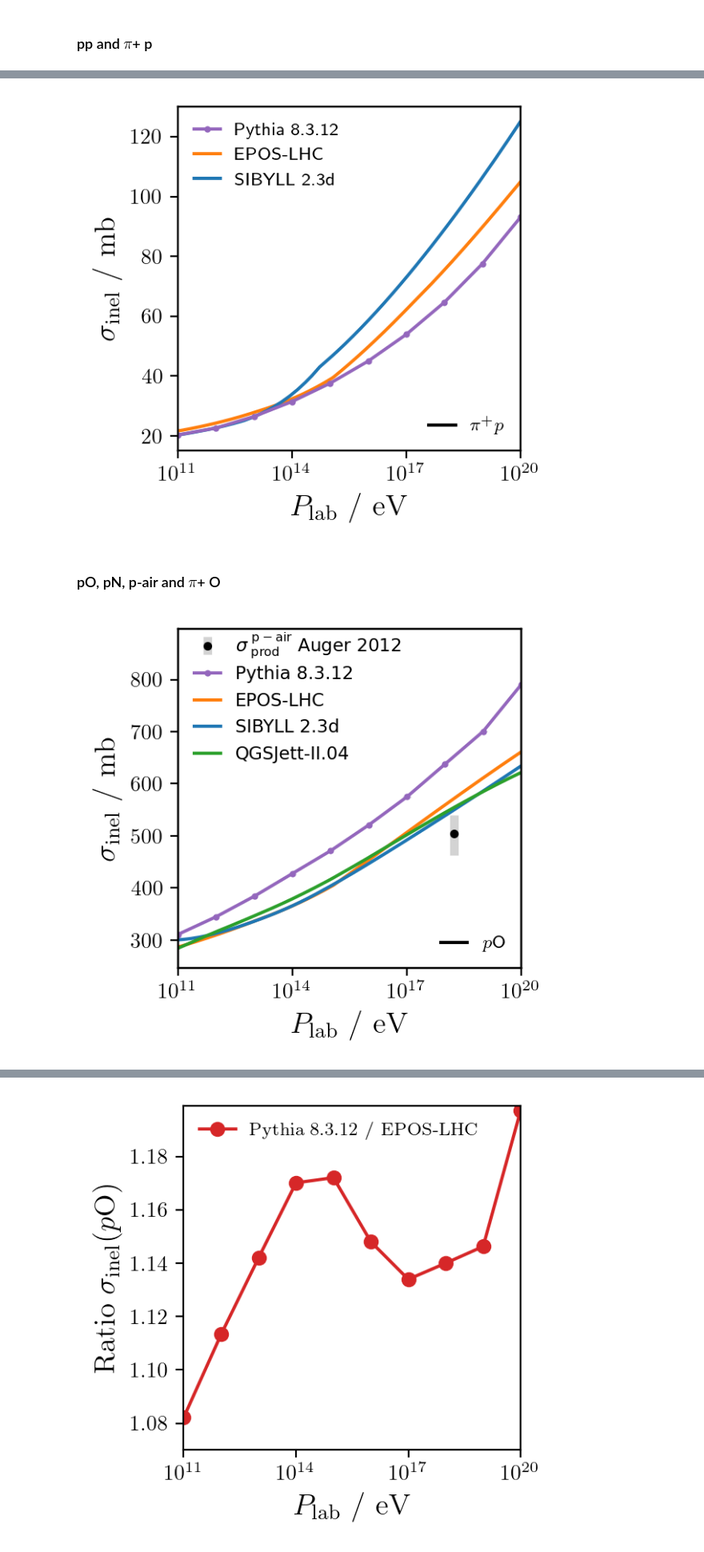
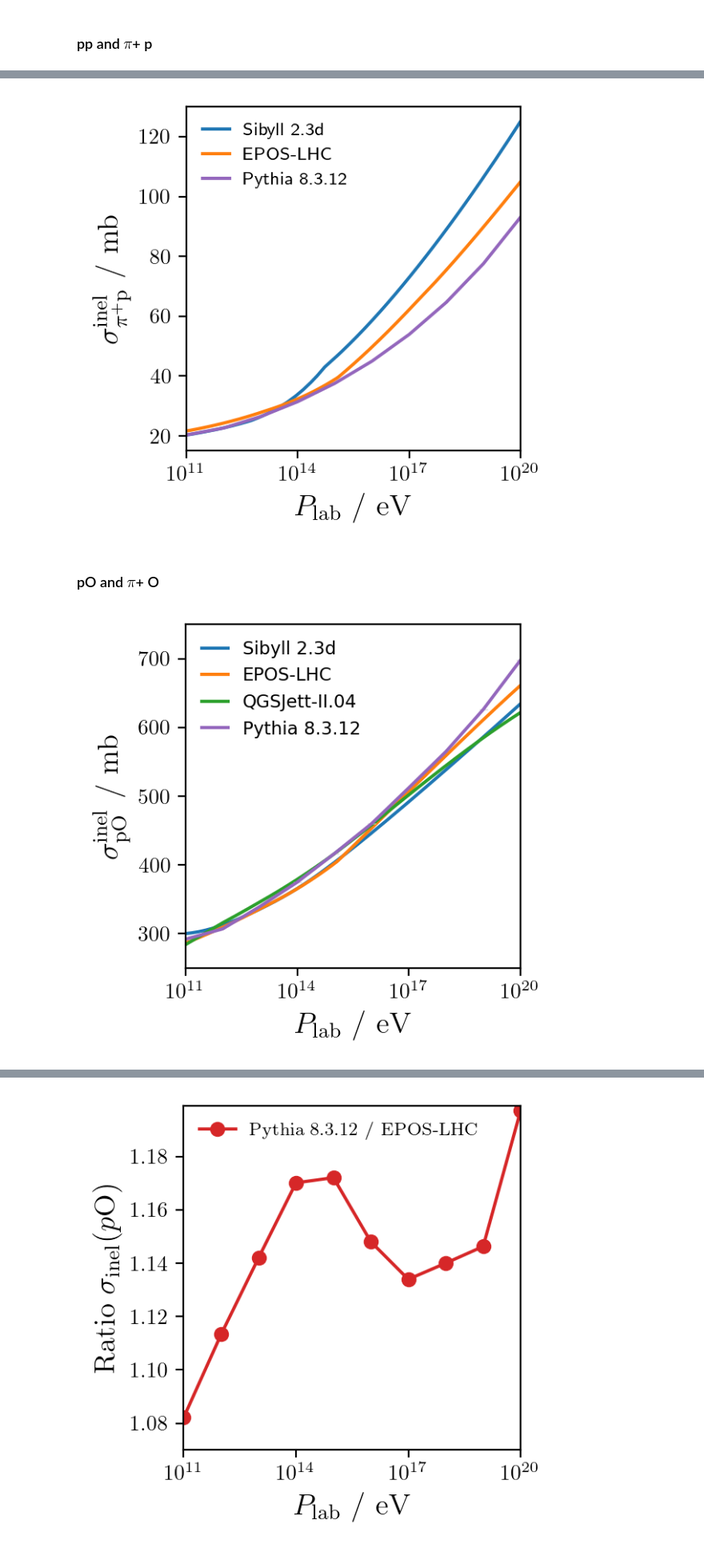
Before and after one commit to gaudu/pythia8312, a Jupyter notebook: examples/pythia8312_xsec_plotting.ipynb, the cells around one changed output, grey strips where cells are left out. Shown at 80% size. Saved outputs shown, nothing was run; the diff lists cells and outputs as text; code cells hidden in the pictures.

```diff
--- a/examples/pythia8312_xsec_plotting.ipynb
+++ b/examples/pythia8312_xsec_plotting.ipynb
@@ -269,7 +265,7 @@ plt.rcParams['font.serif'] = ['Computer Modern Roman']
 fig, ax = plt.subplots(figsize=(3.2,3), dpi=200)
 ax.set(xlim=(1e11,1e20))
 ax.set_xscale('log')
-ax.set(xlabel=r"$P_\mathrm{lab}$ / $\mathrm{eV}$", ylabel=r"$\sigma_\mathrm{inel}$ / $\mathrm{mb}$")
+ax.set(xlabel=r"$P_\mathrm{lab}$ / $\mathrm{eV}$", ylabel=r"$\sigma^\mathrm{inel}_{\pi^{+}\mathrm{p}}$ / $\mathrm{mb}$")
 ax.xaxis.label.set_size(14)
 ax.yaxis.label.set_size(14)
 
@@ -279,24 +275,20 @@ plt.rcParams['font.sans-serif'] = ['DejaVu Sans']
 #ax.plot(xs_pip_p_py8307[0,:], xs_pip_p_py8307[1,:], "-", color="tab:olive", label="Pythia 8.307 ($\\sigma_{\\mathrm{tot}} \\, \\times \\, f_{\\mathrm{inel}}$)")
 #ax.errorbar(pip_p_dataframe['plab']*1e9, xs_pip_p_py8311, yerr=xs_pip_p_py8311_err, c='tab:orange', fmt='o', ms=2, ecolor='lightgrey', elinewidth=4, ls='--')
 #ax.plot([None], [None], "--", color="tab:orange", label="Pythia 8.3.11")
-ax.errorbar(pip_p_dataframe['plab']*1e9, pip_p_dataframe['sig_inel'], yerr=pip_p_dataframe['err_inel'], c='tab:purple', fmt='o', ms=2, ecolor='lightgrey', elinewidth=4, ls='-')
-ax.plot([None], [None], ls='-', marker= 'o', ms=2, color="tab:purple", label="Pythia 8.3.12")
+
+ax.plot(xs_pip_p_sib[0,:], xs_pip_p_sib[1,:], "-", color="tab:blue", label="Sibyll 2.3d")
 ax.plot(xs_pip_p_epos[0,:], xs_pip_p_epos[1,:], "-", color="tab:orange", label="EPOS-LHC")
-ax.plot(xs_pip_p_sib[0,:], xs_pip_p_sib[1,:], "-", color="tab:blue", label="SIBYLL 2.3d")
+ax.errorbar(pip_p_dataframe['plab']*1e9, pip_p_dataframe['sig_inel'], yerr=pip_p_dataframe['err_inel'], c='tab:purple', ecolor='lightgrey', elinewidth=4, ls='-')
+ax.plot([None], [None], ls='-', color="tab:purple", label="Pythia 8.3.12")
 ax.legend(loc='upper left', bbox_to_anchor=(0, 1), fontsize="small", frameon=False, handlelength=1.5)
-
-ax2 = ax.twinx()
-ax2.get_yaxis().set_visible(False)
-ax2.plot([None], [None], "-", color="black", label=r"$\pi^{+}p$")
-ax2.legend(loc='lower right', bbox_to_anchor=(1, 0), fontsize="small", frameon=False, handlelength=1.5)
 
 fig.tight_layout()
 fig.savefig("xs_inel_pip.png", dpi=400)
 fig.savefig("xs_inel_pip.pdf", format='pdf')
 # %% [output]
-[figure, old version]
+[figure, new version]
 # %% [markdown]
-### pO, pN, p-air and $\pi$+ O
+### pO and $\pi$+ O
 # %%
 # Auger 2012
 pair_stat_error = 22
@@ -307,54 +299,39 @@ pair_total_error_neg = sqrt(pair_stat_error**2 + pair_syst_error_neg**2)
 # %%
 # pO
 
 plt.rcParams['text.usetex'] = True
 plt.rcParams['font.family'] = 'serif'
 plt.rcParams['font.serif'] = ['Computer Modern Roman']
 
 fig, ax = plt.subplots(figsize=(3.2,3), dpi=200)
-ax.set(xlim=(1e11,1e20))
+ax.set(xlim=(1e11,1e20), ylim=(250, 750))
 ax.set_xscale('log')
-ax.set(xlabel=r"$P_\mathrm{lab}$ / $\mathrm{eV}$", ylabel=r"$\sigma_\mathrm{inel}$ / $\mathrm{mb}$")
+ax.set(xlabel=r"$P_\mathrm{lab}$ / $\mathrm{eV}$", ylabel=r"$\sigma^\mathrm{inel}_\mathrm{pO}$ / $\mathrm{mb}$")
 ax.xaxis.label.set_size(14)
 ax.yaxis.label.set_size(14)
 
 plt.rcParams['text.usetex'] = False
 plt.rcParams['font.family'] = 'sans-serif'
 plt.rcParams['font.sans-serif'] = ['DejaVu Sans']
 
 #ax.plot(xs_p_O_py8307[0,:], xs_p_O_py8307[1,:] * 0.9, "-", color="tab:olive", label=r"Pythia 8.307 ($\sigma_\mathrm{tot} \times f_\mathrm{inel}$)")
 #ax.errorbar(elab_py8310, xs_p_O_py8310, yerr=xs_p_O_py8310_err, c='tab:purple', fmt='o', ms=2, ecolor='lightgrey', elinewidth=4, ls='--')
 #ax.plot([None], [None], ls='--', color="tab:purple", label="Pythia 8.3.10")
 #ax.errorbar(p_O_dataframe['plab']*1e9, xs_p_O_py8311, yerr=xs_p_O_py8311_err, c='tab:orange', fmt='o', ms=2, ecolor='lightgrey', elinewidth=4, ls='--')
 #ax.plot([None], [None], ls='--', color="tab:orange", label="Pythia 8.3.11")
-ax.errorbar(p_O_dataframe['plab']*1e9, p_O_dataframe['sig_inel'], yerr=p_O_dataframe['err_inel'], c='tab:purple', fmt='o', ms=2, ecolor='lightgrey', elinewidth=4, ls='-')
-ax.plot([None], [None], ls='-', marker= 'o', ms=2, color="tab:purple", label="Pythia 8.3.12")
+
+ax.plot(xs_p_O_sib[0,:], xs_p_O_sib[1,:], "-", color="tab:blue", label="Sibyll 2.3d")
 ax.plot(xs_p_O_epos[0,:], xs_p_O_epos[1,:], "-", color="tab:orange", label="EPOS-LHC")
-ax.plot(xs_p_O_sib[0,:], xs_p_O_sib[1,:], "-", color="tab:blue", label="SIBYLL 2.3d")
 ax.plot(xs_p_O_qgs[0,:], xs_p_O_qgs[1,:], "-", color="tab:green", label="QGSJett-II.04")
-
-#ax.errorbar(10**18.24, 505, yerr=[[pair_total_error_neg], [pair_total_error_pos]], c='black', fmt='o', ms=3, ecolor='lightgrey', elinewidth=4, label="Auger 2012")
-ax.legend(loc='upper left', bbox_to_anchor=(0, 0.94), fontsize="small", frameon=False, handlelength=1.5)
-
-ax3 = ax.twinx()
-ax3.set_ylim(ax.get_ylim())
-ax3.get_yaxis().set_visible(False)
-ax3.errorbar(10**18.24, 505, yerr=[[pair_total_error_neg], [pair_total_error_pos]], c='black', fmt='o', ms=3, ecolor='lightgrey', elinewidth=4, label=r"$\sigma^\mathrm{~p-air}_\mathrm{~prod}$ Auger 2012")
-#ax3.errorbar(10**18.24, 505, yerr=[[pair_total_error_neg], [pair_total_error_pos]], c='black', fmt='o', ms=3, ecolor='lightgrey', elinewidth=4, label="$\sigma^\mathrm{p-air}_\mathrm{prod}$ Auger 2012 & 2015")
-#ax3.errorbar(10**17.9, 457.5, yerr=17.8, c='black', fmt='o', ms=3, ecolor='lightgrey', elinewidth=4)
-#ax3.errorbar(10**18.2, 485.8, yerr=15.8, c='black', fmt='o', ms=3, ecolor='lightgrey', elinewidth=4)
-ax3.legend(loc='upper left', bbox_to_anchor=(0, 1.04), fontsize="small", frameon=False, handlelength=1.5)
+ax.errorbar(p_O_sNN_dataframe['plab']*1e9, p_O_sNN_dataframe['sig_inel'], yerr=p_O_sNN_dataframe['err_inel'], c='tab:purple', ecolor='lightgrey', elinewidth=4, ls='-')
+ax.plot([None], [None], ls='-', color="tab:purple", label="Pythia 8.3.12")
+ax.legend(loc='upper left', bbox_to_anchor=(0, 1), fontsize="small", frameon=False, handlelength=1.5)
 
 plt.rcParams['text.usetex'] = True
-
-ax2 = ax.twinx()
-ax2.get_yaxis().set_visible(False)
-ax2.plot([None], [None], "-", color="black", label="$p$O")
-ax2.legend(loc='lower right', bbox_to_anchor=(1, 0), fontsize="small", frameon=False, handlelength=1.5)
 
 fig.tight_layout()
 fig.savefig("xs_inel_pO.png", dpi=400)
 fig.savefig("xs_inel_pO.pdf", format='pdf')
 # %% [output]
-[figure, old version]
+[figure, new version]
 # %%
```
Also changed, not shown: parts of 23 cells of this notebook.
